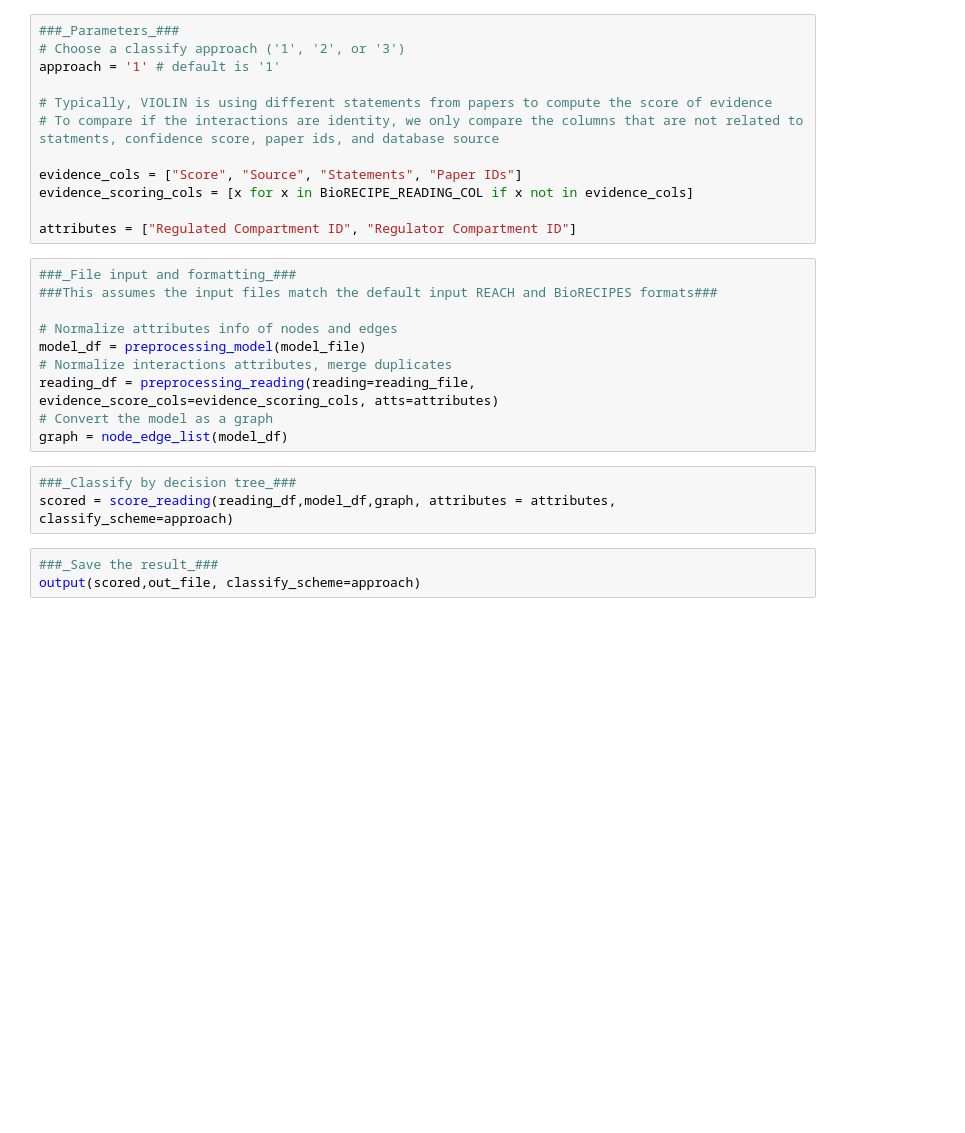
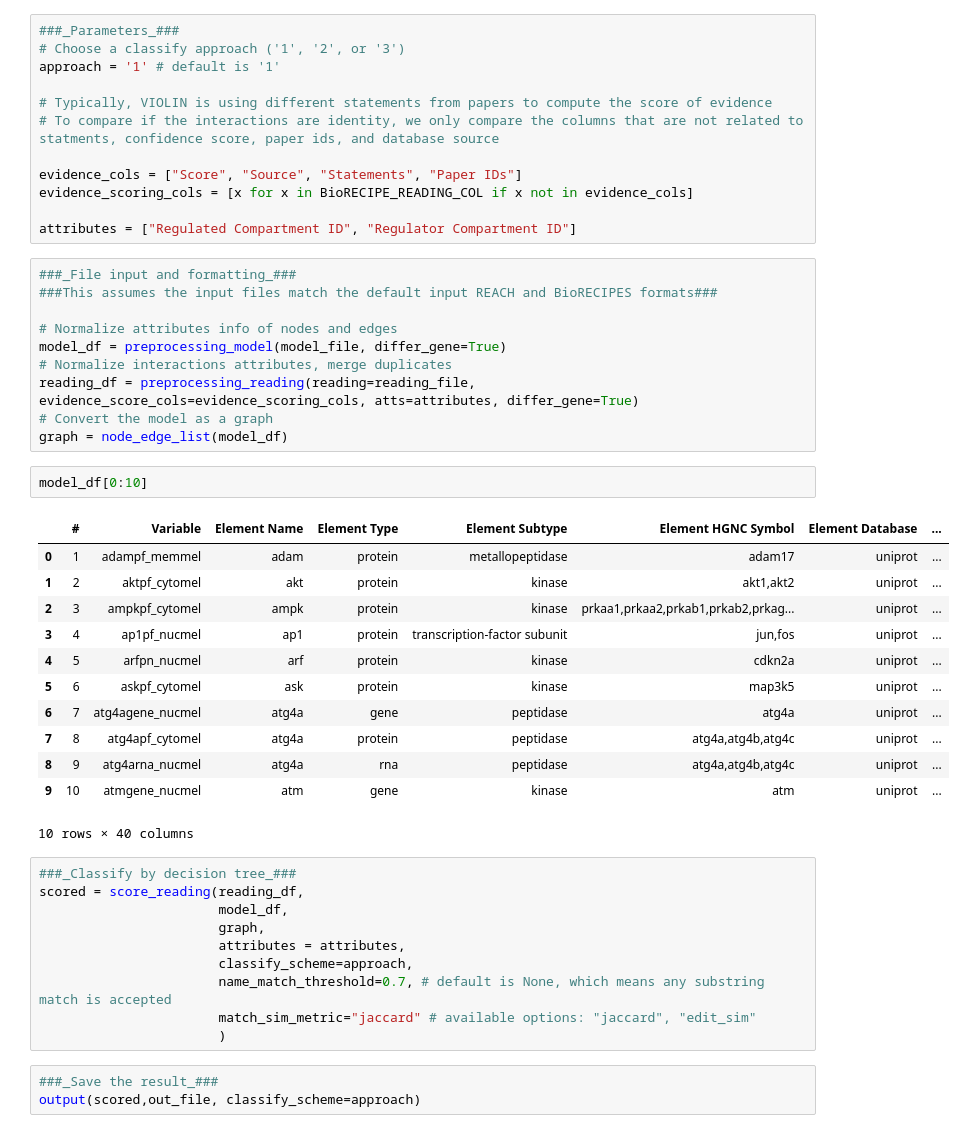
Before and after one commit to pitt-miskov-zivanov-lab/VIOLIN, a Jupyter notebook: examples/use_VIOLIN.ipynb, the cells around one changed output. Cells and saved outputs as stored; diff of their text form; blank space fills up the shorter version.

Commit message:
Add editing distance; Add gene/protein differ.

```diff
--- a/examples/use_VIOLIN.ipynb
+++ b/examples/use_VIOLIN.ipynb
@@ -39,14 +79,36 @@ attributes = ["Regulated Compartment ID", "Regulator Compartment ID"]
 ###This assumes the input files match the default input REACH and BioRECIPES formats###
 
 # Normalize attributes info of nodes and edges
-model_df = preprocessing_model(model_file)
+model_df = preprocessing_model(model_file, differ_gene=True)
 # Normalize interactions attributes, merge duplicates
-reading_df = preprocessing_reading(reading=reading_file, evidence_score_cols=evidence_scoring_cols, atts=attributes)
+reading_df = preprocessing_reading(reading=reading_file, evidence_score_cols=evidence_scoring_cols, atts=attributes, differ_gene=True)
 # Convert the model as a graph
 graph = node_edge_list(model_df)
+# %%
+model_df[0:10]
+# %% [output]
+|  | # | Variable | Element Name | Element Type | Element Subtype | Element HGNC Symbol | Element Database | ... |
+| 0 | 1 | adampf_memmel | adam | protein | metallopeptidase | adam17 | uniprot | ... |
+| 1 | 2 | aktpf_cytomel | akt | protein | kinase | akt1,akt2 | uniprot | ... |
+| 2 | 3 | ampkpf_cytomel | ampk | protein | kinase | prkaa1,prkaa2,prkab1,prkab2,prkag... | uniprot | ... |
+| 3 | 4 | ap1pf_nucmel | ap1 | protein | transcription-factor subunit | jun,fos | uniprot | ... |
+| 4 | 5 | arfpn_nucmel | arf | protein | kinase | cdkn2a | uniprot | ... |
+| 5 | 6 | askpf_cytomel | ask | protein | kinase | map3k5 | uniprot | ... |
+| 6 | 7 | atg4agene_nucmel | atg4a | gene | peptidase | atg4a | uniprot | ... |
+| 7 | 8 | atg4apf_cytomel | atg4a | protein | peptidase | atg4a,atg4b,atg4c | uniprot | ... |
+| 8 | 9 | atg4arna_nucmel | atg4a | rna | peptidase | atg4a,atg4b,atg4c | uniprot | ... |
+| 9 | 10 | atmgene_nucmel | atm | gene | kinase | atm | uniprot | ... |
+10 rows × 40 columns
 # %%
 ###_Classify by decision tree_###
-scored = score_reading(reading_df,model_df,graph, attributes = attributes, classify_scheme=approach)
+scored = score_reading(reading_df,
+                       model_df,
+                       graph,
+                       attributes = attributes,
+                       classify_scheme=approach,
+                       name_match_threshold=0.7, # default is None, which means any substring match is accepted
+                       match_sim_metric="jaccard" # available options: "jaccard", "edit_sim"
+                       )
 # %%
 ###_Save the result_###
 output(scored,out_file, classify_scheme=approach)
```
Also changed, not shown: parts of 3 cells of this notebook, 12 other files.
